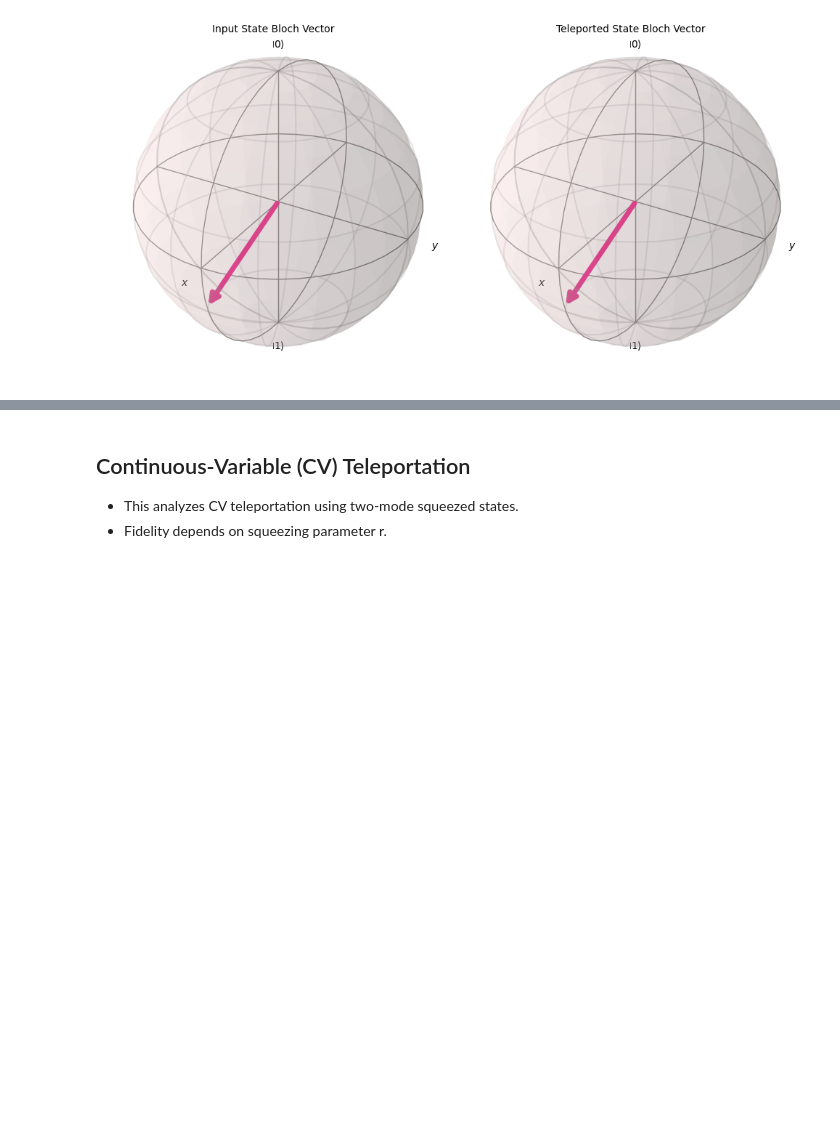
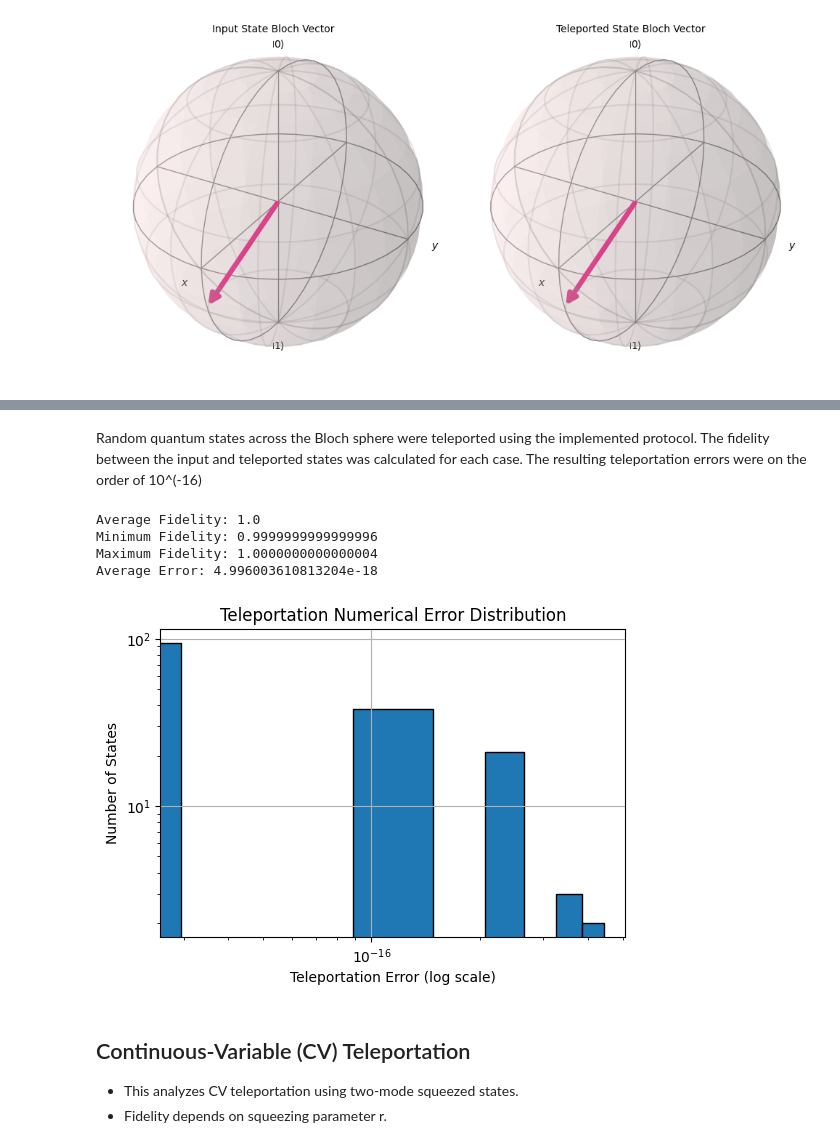
Before and after one commit to avijitpsingh/iitd-assignments, a Jupyter notebook: IITD_PGDACEQAI_01_Team_No_05.ipynb, the cells around one changed output, grey strips where cells are left out. Cells and saved outputs as stored; diff of their text form; code cells hidden in the pictures; blank space fills up the shorter version.

```diff
--- a/IITD_PGDACEQAI_01_Team_No_05.ipynb
+++ b/IITD_PGDACEQAI_01_Team_No_05.ipynb
@@ -755,3 +780,33 @@ Number of teleported states: 128
+# %% [markdown]
+Random quantum states across the Bloch sphere were teleported using the implemented protocol. The fidelity between the input and teleported states was calculated for each case. The resulting teleportation errors were on the order of 10^(-16)
+# %%
+errors = [1 - f for f in fidelities]
+
+print("Average Fidelity:", np.mean(fidelities))
+print("Minimum Fidelity:", np.min(fidelities))
+print("Maximum Fidelity:", np.max(fidelities))
+print("Average Error:", np.mean(errors))
+
+plt.figure(figsize=(6,4))
+
+plt.hist(errors, bins=15, edgecolor='black')
+
+plt.yscale('log')
+plt.xscale('log')
+
+plt.xlabel("Teleportation Error (log scale)")
+plt.ylabel("Number of States")
+
+plt.title("Teleportation Numerical Error Distribution")
+
+plt.grid(True)
+plt.show()
+# %% [output]
+Average Fidelity: 1.0
+Minimum Fidelity: 0.9999999999999996
+Maximum Fidelity: 1.0000000000000004
+Average Error: 4.996003610813204e-18
+[figure, added]
 # %% [markdown]
 ## Continuous-Variable (CV) Teleportation
 
```
Also changed, not shown: parts of 12 cells of this notebook.
